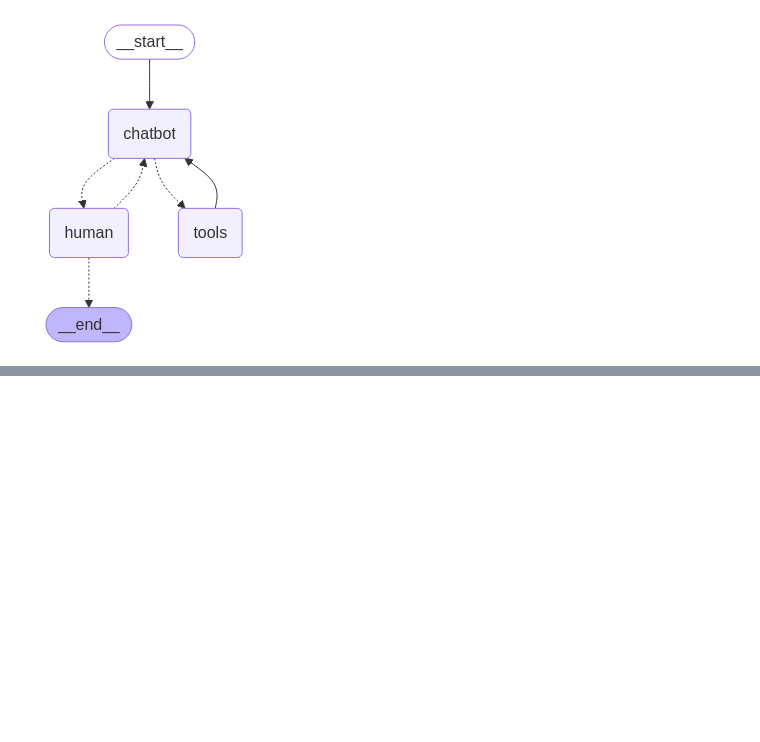
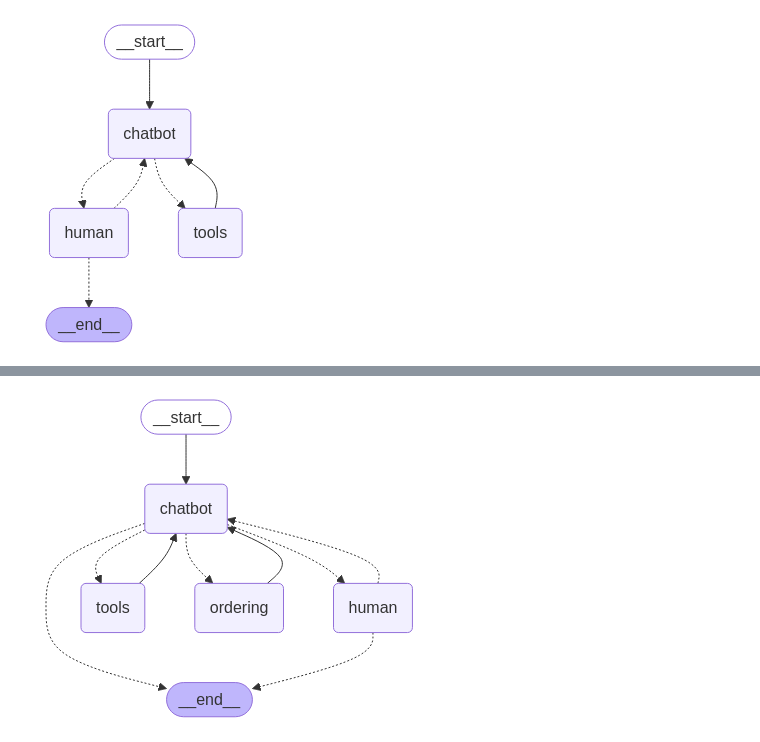
Before and after one commit to ridpat17/LearnAI, a Jupyter notebook: BaristaBot-langgraph/BarristaBot.ipynb, the cells around one changed output, grey strips where cells are left out. Cells and saved outputs as stored; diff of their text form; code cells hidden in the pictures; blank space fills up the shorter version.

Commit message:
added order

```diff
--- a/BaristaBot-langgraph/BarristaBot.ipynb
+++ b/BaristaBot-langgraph/BarristaBot.ipynb
@@ -173,7 +179,7 @@ config = {"recursion_limit": 100}
 # Remember that this will loop forever, unless you input `q`, `quit` or one of the
 # other exit terms defined in `human_node`.
 # Uncomment this line to execute the graph:
-state = chatbot_with_human_graph.invoke({"messages": []}, config)
+state = chat_with_human_graph.invoke({"messages": []}, config)
 
 # Things to try:
 #  - Just chat! There's no ordering or menu yet.
@@ -284,3 +288,19 @@ graph_with_menu = graph_builder.compile()
 Image(graph_with_menu.get_graph().draw_mermaid_png())
 # %% [output]
 [figure]
+# %%
+# Remember that you have not implemented ordering yet, so this will loop forever,
+# unless you input `q`, `quit` or one of the other exit terms defined in the
+# `human_node`.
+# Uncomment this line to execute the graph:
+state = graph_with_menu.invoke({"messages": []}, config)
+
+# Things to try:
+# - I'd love an espresso drink, what have you got?
+# - What teas do you have?
+# - Can you do a long black? (this is on the menu as an "Americano" - see if it can
+#   figure it out)
+# - 'q' to exit.
+
+
+pprint(state)
@@ -286,0 +446,35 @@ Image(graph_with_menu.get_graph().draw_mermaid_png())
+# %%
+# Auto-tools will be invoked automatically by the ToolNode
+auto_tools = [get_menu]
+tool_node = ToolNode(auto_tools)
+
+# Order-tools will be handled by the order node.
+order_tools = [add_to_order, confirm_order, get_order, clear_order, place_order]
+
+# The LLM needs to know about all of the tools, so specify everything here.
+llm_with_tools = llm.bind_tools(auto_tools + order_tools)
+
+
+graph_builder = StateGraph(OrderState)
+
+# Nodes
+graph_builder.add_node("chatbot", chatbot_with_tools)
+graph_builder.add_node("human", human_node)
+graph_builder.add_node("tools", tool_node)
+graph_builder.add_node("ordering", order_node)
+
+# Chatbot -> {ordering, tools, human, END}
+graph_builder.add_conditional_edges("chatbot", maybe_route_to_tools)
+# Human -> {chatbot, END}
+graph_builder.add_conditional_edges("human", maybe_exit_human_node)
+
+# Tools (both kinds) always route back to chat afterwards.
+graph_builder.add_edge("tools", "chatbot")
+graph_builder.add_edge("ordering", "chatbot")
+
+graph_builder.add_edge(START, "chatbot")
+graph_with_order_tools = graph_builder.compile()
+
+Image(graph_with_order_tools.get_graph().draw_mermaid_png())
+# %% [output]
+[figure, added]
```
Also changed, not shown: parts of 7 cells of this notebook.
